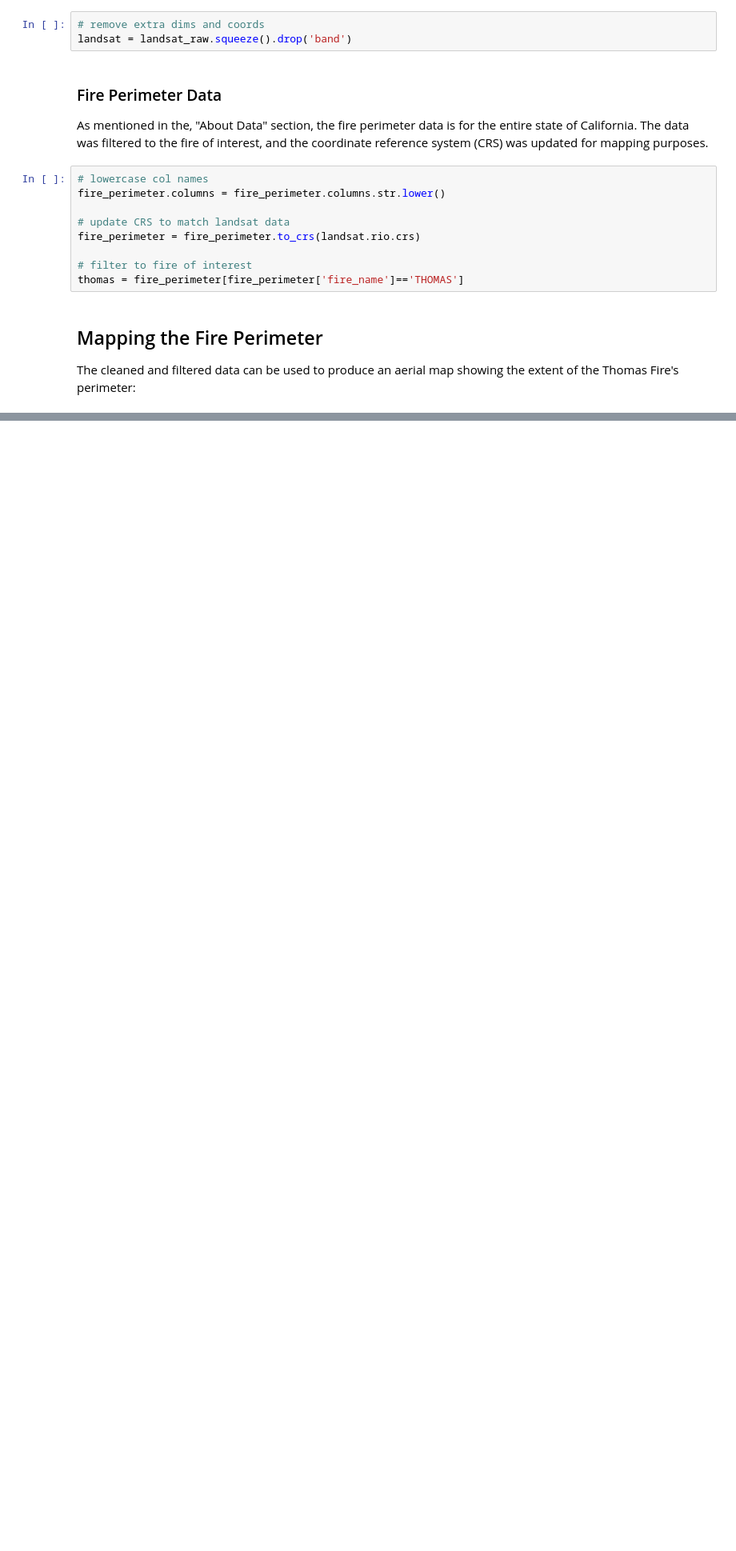
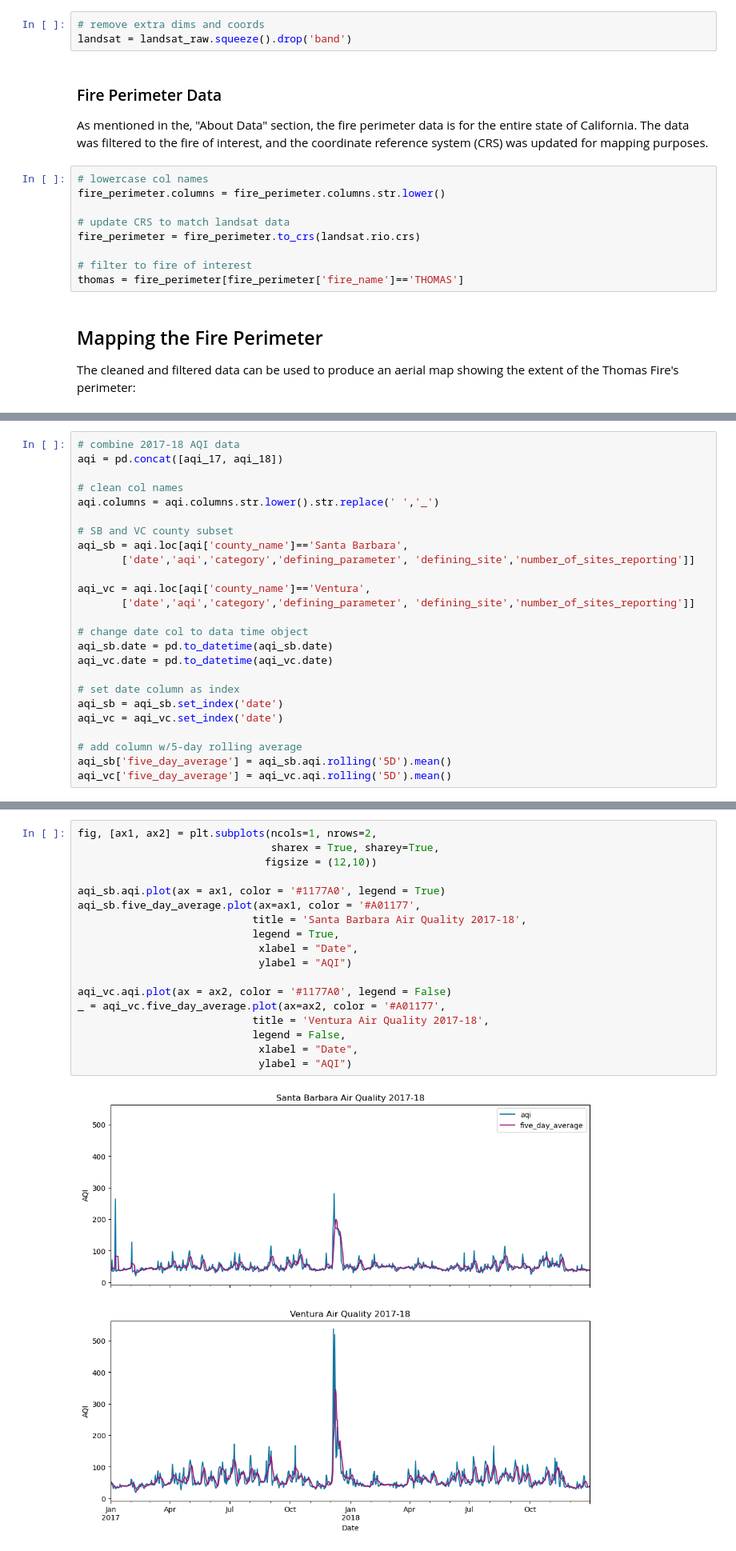
Before and after one commit to bbarajas429/eds220-lesson10-geopandas, a Jupyter notebook: final-nb.ipynb, the cells around one changed output, grey strips where cells are left out. Shown at 80% size. Cells and saved outputs as stored; diff of their text form; blank space fills up the shorter version.

```diff
--- a/final-nb.ipynb
+++ b/final-nb.ipynb
@@ -112,0 +87,25 @@ aqi_sb.five_day_average.plot(color = '#A01177', #plot 5-day average, change line
+# %%
+# combine 2017-18 AQI data
+aqi = pd.concat([aqi_17, aqi_18])
+
+# clean col names
+aqi.columns = aqi.columns.str.lower().str.replace(' ','_')
+
+# SB and VC county subset
+aqi_sb = aqi.loc[aqi['county_name']=='Santa Barbara',
+       ['date','aqi','category','defining_parameter', 'defining_site','number_of_sites_reporting']]
+
+aqi_vc = aqi.loc[aqi['county_name']=='Ventura',
+       ['date','aqi','category','defining_parameter', 'defining_site','number_of_sites_reporting']]
+
+# change date col to data time object
+aqi_sb.date = pd.to_datetime(aqi_sb.date)
+aqi_vc.date = pd.to_datetime(aqi_vc.date)
+
+# set date column as index
+aqi_sb = aqi_sb.set_index('date')
+aqi_vc = aqi_vc.set_index('date')
+
+# add column w/5-day rolling average
+aqi_sb['five_day_average'] = aqi_sb.aqi.rolling('5D').mean()
+aqi_vc['five_day_average'] = aqi_vc.aqi.rolling('5D').mean()
@@ -112,0 +115,20 @@ aqi_sb.five_day_average.plot(color = '#A01177', #plot 5-day average, change line
+# %%
+fig, [ax1, ax2] = plt.subplots(ncols=1, nrows=2,
+                               sharex = True, sharey=True,
+                              figsize = (12,10))
+
+aqi_sb.aqi.plot(ax = ax1, color = '#1177A0', legend = True)
+aqi_sb.five_day_average.plot(ax=ax1, color = '#A01177',
+                            title = 'Santa Barbara Air Quality 2017-18',
+                            legend = True,
+                             xlabel = "Date",
+                             ylabel = "AQI")
+
+aqi_vc.aqi.plot(ax = ax2, color = '#1177A0', legend = False)
+_ = aqi_vc.five_day_average.plot(ax=ax2, color = '#A01177',
+                            title = 'Ventura Air Quality 2017-18',
+                            legend = False,
+                             xlabel = "Date",
+                             ylabel = "AQI")
+# %% [output]
+[figure, added]
```
Also changed, not shown: parts of 6 cells of this notebook.
